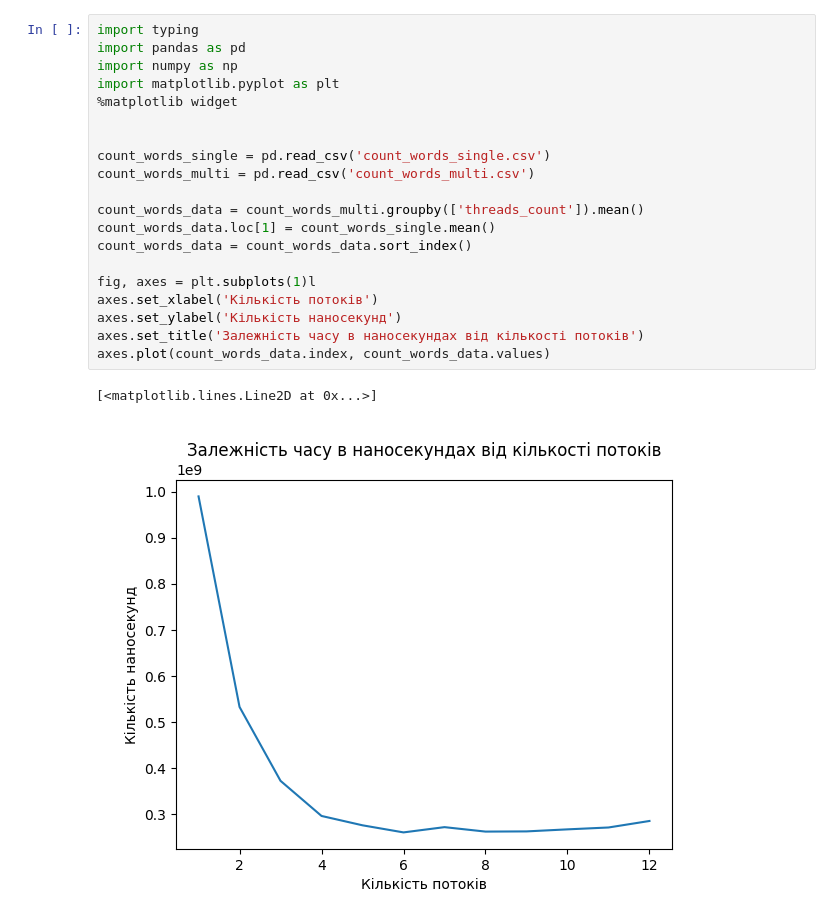
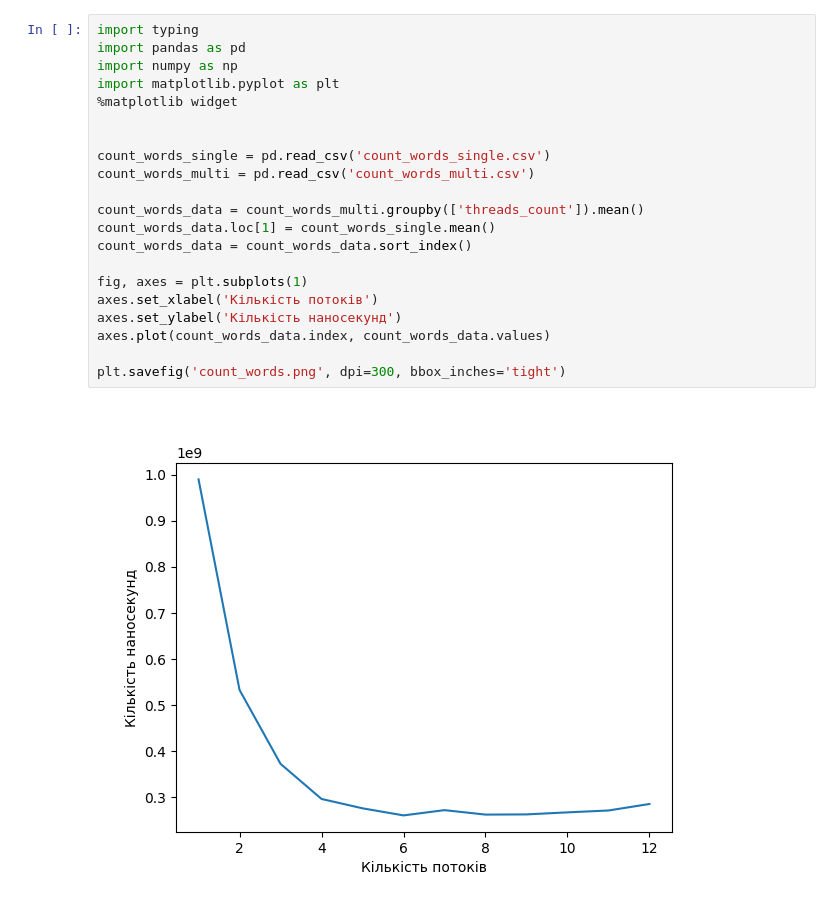
Before and after one commit to user3polarjet/masters_second_semester_methods_and_technologies_of_parallel_programming, a Jupyter notebook: lab1/plots.ipynb, the cells around one changed output. Drawn from its saved outputs; the diff is of its cells as text.

```diff
--- a/lab1/plots.ipynb
+++ b/lab1/plots.ipynb
@@ -1,26 +1,26 @@
 # %%
 import typing
 import pandas as pd
 import numpy as np
 import matplotlib.pyplot as plt
 %matplotlib widget
 
 
 count_words_single = pd.read_csv('count_words_single.csv')
 count_words_multi = pd.read_csv('count_words_multi.csv')
 
 count_words_data = count_words_multi.groupby(['threads_count']).mean()
 count_words_data.loc[1] = count_words_single.mean()
 count_words_data = count_words_data.sort_index()
 
-fig, axes = plt.subplots(1)l
+fig, axes = plt.subplots(1)
 axes.set_xlabel('Кількість потоків')
 axes.set_ylabel('Кількість наносекунд')
-axes.set_title('Залежність часу в наносекундах від кількості потоків')
 axes.plot(count_words_data.index, count_words_data.values)
+
+plt.savefig('count_words.png', dpi=300, bbox_inches='tight')
 # %% [output]
-[<matplotlib.lines.Line2D at 0x...>]
-[figure, old version]
+[figure, new version]
 # %%
 count_words_data /= count_words_data.loc[1]
 count_words_data = 1.0 / count_words_data
```
Also changed, not shown: parts of 7 cells of this notebook, 9 other files.
